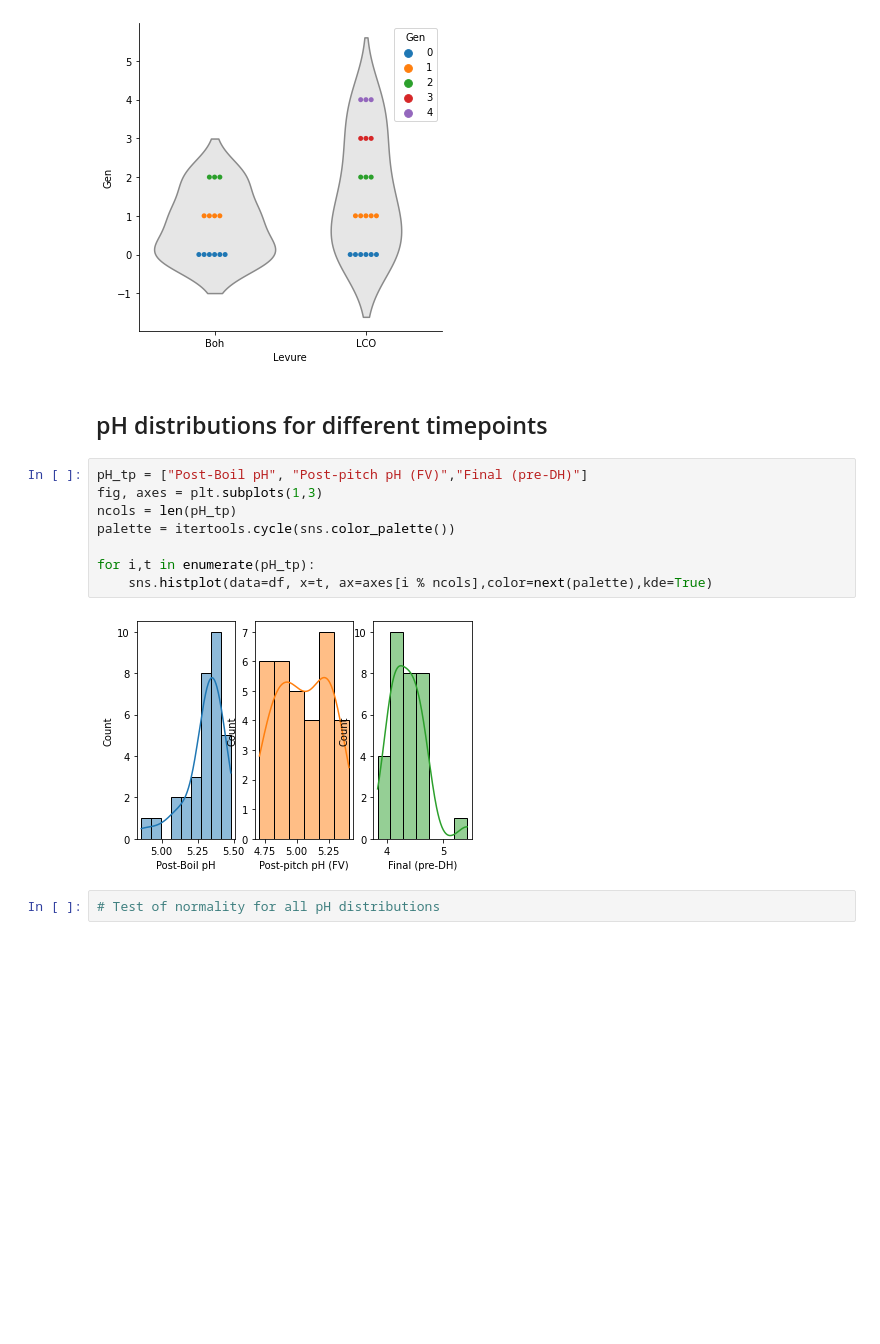
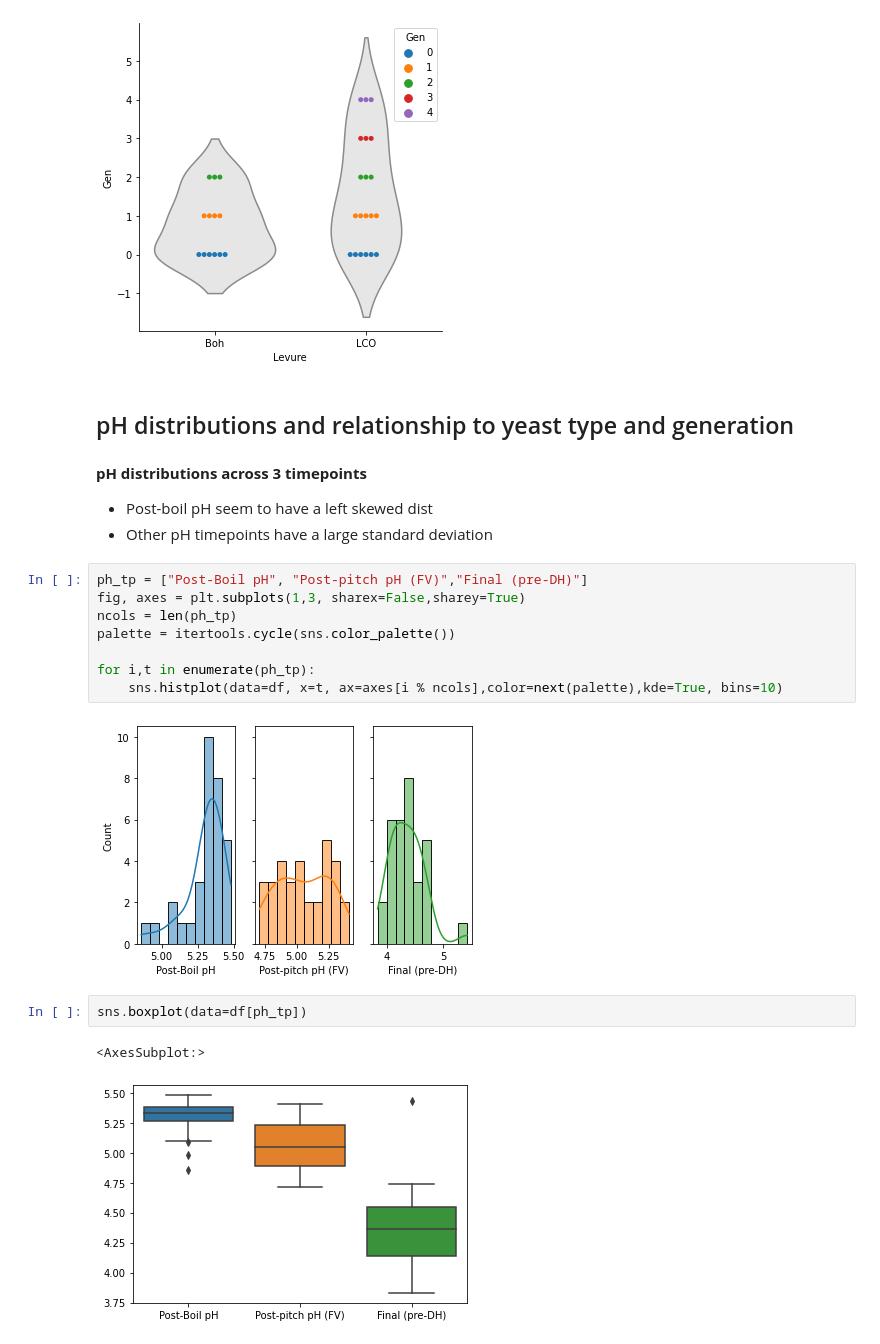
Before and after one commit to simlal/lager_ph_var, a Jupyter notebook: lager-ph-variation.ipynb, the cells around one changed output. Cells and saved outputs as stored; diff of their text form; blank space fills up the shorter version.

```diff
--- a/lager-ph-variation.ipynb
+++ b/lager-ph-variation.ipynb
@@ -164,17 +226,24 @@ sns.swarmplot(data=df,x="Levure",y="Gen", size=5, hue="Gen")
 # %% [output]
 <AxesSubplot:xlabel='Levure', ylabel='Gen'>
 [figure]
-# %% [markdown]
-## pH distributions for different timepoints
+# %% [markdown]
+## pH distributions and relationship to yeast type and generation
+# %% [markdown]
+**pH distributions across 3 timepoints**<br>
+- Post-boil pH seem to have a left skewed dist
+- Other pH timepoints have a large standard deviation
 # %%
-pH_tp = ["Post-Boil pH", "Post-pitch pH (FV)","Final (pre-DH)"]
-fig, axes = plt.subplots(1,3)
-ncols = len(pH_tp)
+ph_tp = ["Post-Boil pH", "Post-pitch pH (FV)","Final (pre-DH)"]
+fig, axes = plt.subplots(1,3, sharex=False,sharey=True)
+ncols = len(ph_tp)
 palette = itertools.cycle(sns.color_palette())
 
-for i,t in enumerate(pH_tp):
-    sns.histplot(data=df, x=t, ax=axes[i % ncols],color=next(palette),kde=True)
+for i,t in enumerate(ph_tp):
+    sns.histplot(data=df, x=t, ax=axes[i % ncols],color=next(palette),kde=True, bins=10)
 # %% [output]
-[figure, old version]
+[figure, new version]
-# %%
-# Test of normality for all pH distributions
+# %%
+sns.boxplot(data=df[ph_tp])
+# %% [output]
+<AxesSubplot:>
+[figure, added]
```
Also changed, not shown: parts of 17 cells of this notebook.
